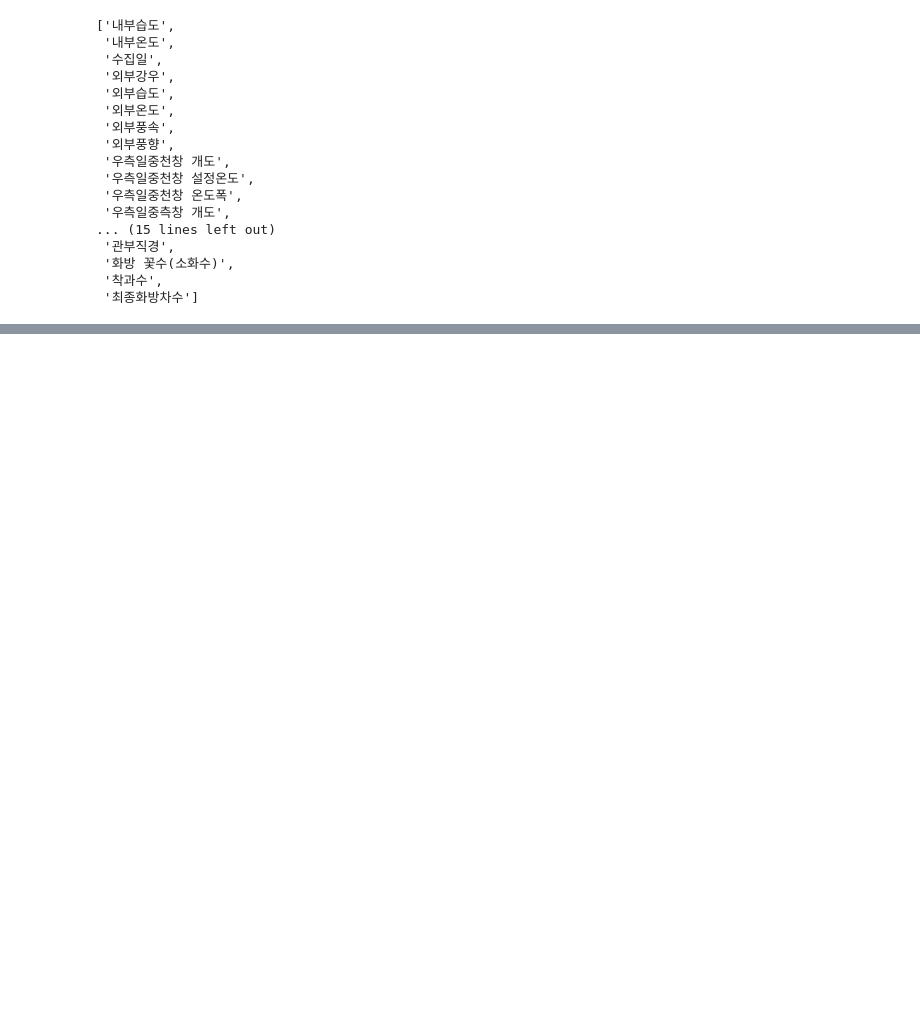
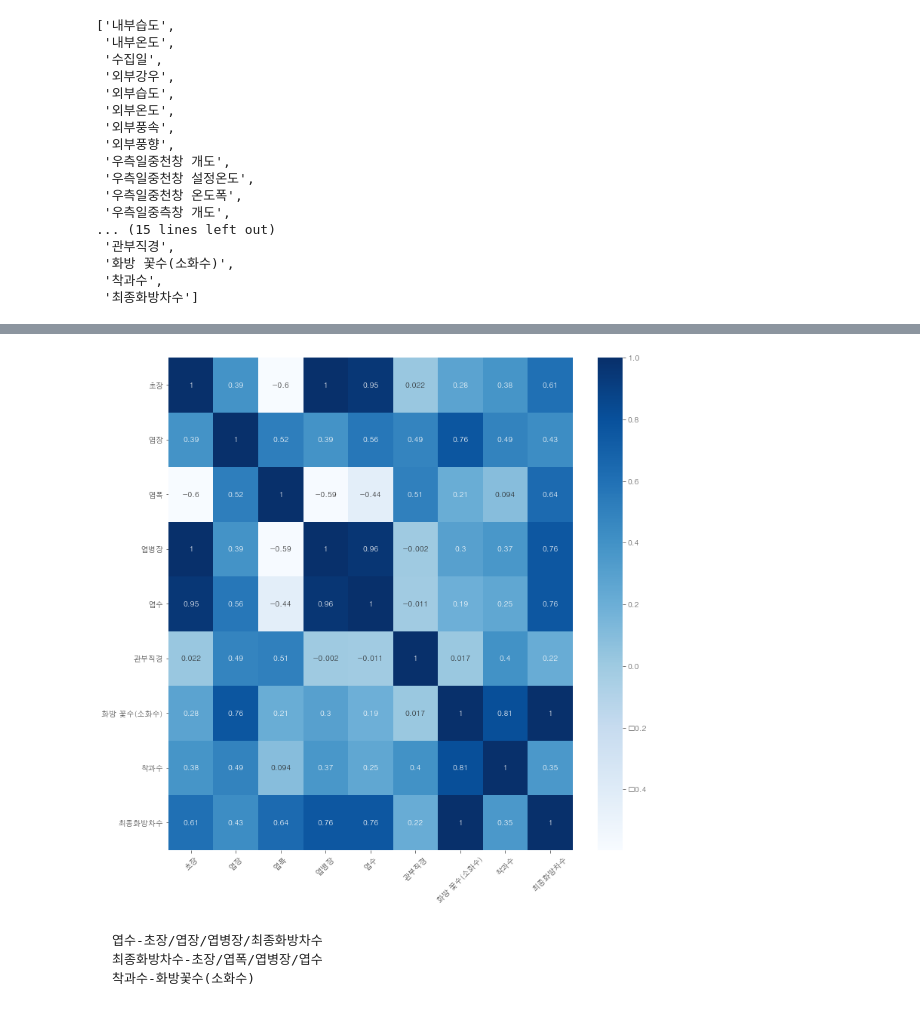
Before and after one commit to skdbsxir/DS-Studying, a Jupyter notebook: [NN Study]/[NLP Study]/[실무예제]/03. SF EDA (berry) 2.ipynb, the cells around one changed output, grey strips where cells are left out. Drawn from its saved outputs; the diff is of its cells as text; code cells hidden in the pictures; blank space fills up the shorter version.

```diff
--- a/[NN Study]/[NLP Study]/[실무예제]/03. SF EDA (berry) 2.ipynb
+++ b/[NN Study]/[NLP Study]/[실무예제]/03. SF EDA (berry) 2.ipynb
@@ -131,0 +158,12 @@ dtype: int64
+# %%
+plt.figure(figsize=(12, 12))
+# heatMap = sns.heatmap(data=df[sorted(X_col+target_col)].corr(), annot=True) #, cmap='Blues')
+heatMap = sns.heatmap(data=df[target_col].corr(), annot=True, cmap='Blues')
+heatMap.set_xticklabels(heatMap.get_xticklabels(), rotation=45)
+plt.show()
+# %% [output]
+[figure, added]
+# %% [markdown]
+    엽수-초장/엽장/엽병장/최종화방차수
+    최종화방차수-초장/엽폭/엽병장/엽수
+    착과수-화방꽃수(소화수)
```
Also changed, not shown: parts of 4 cells of this notebook.
